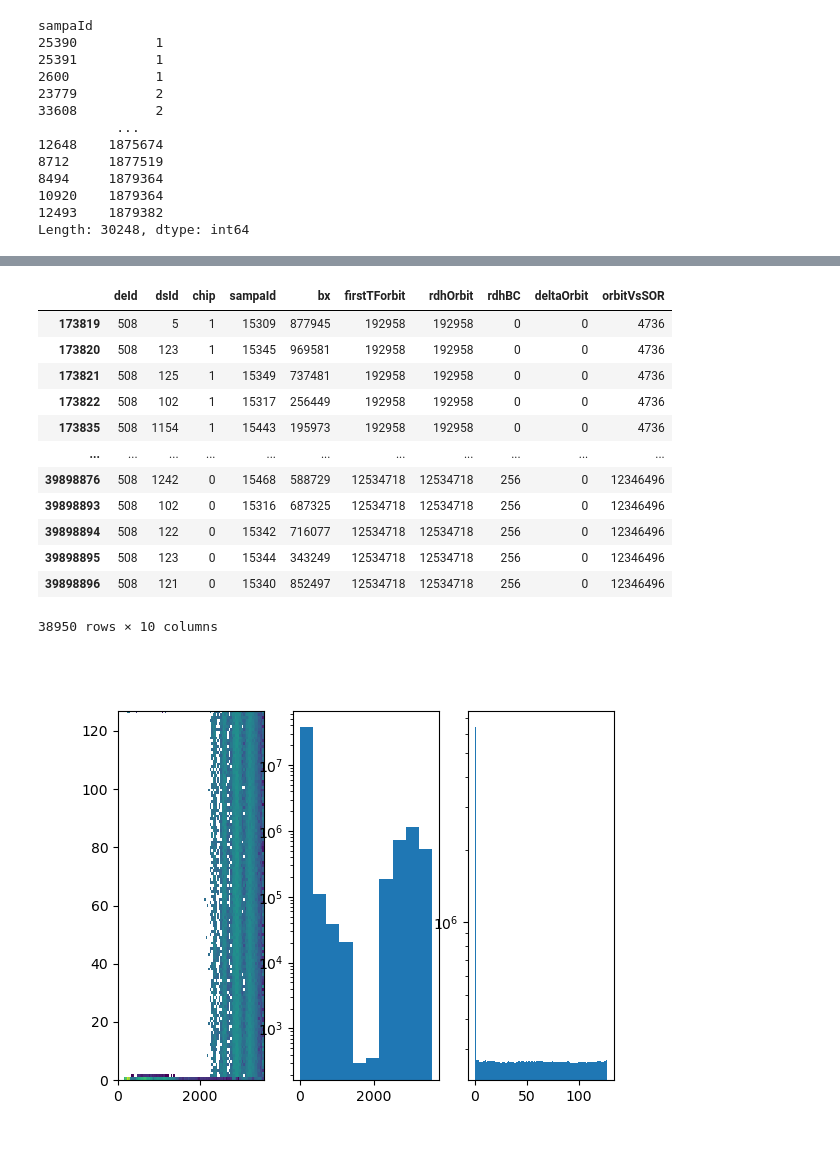
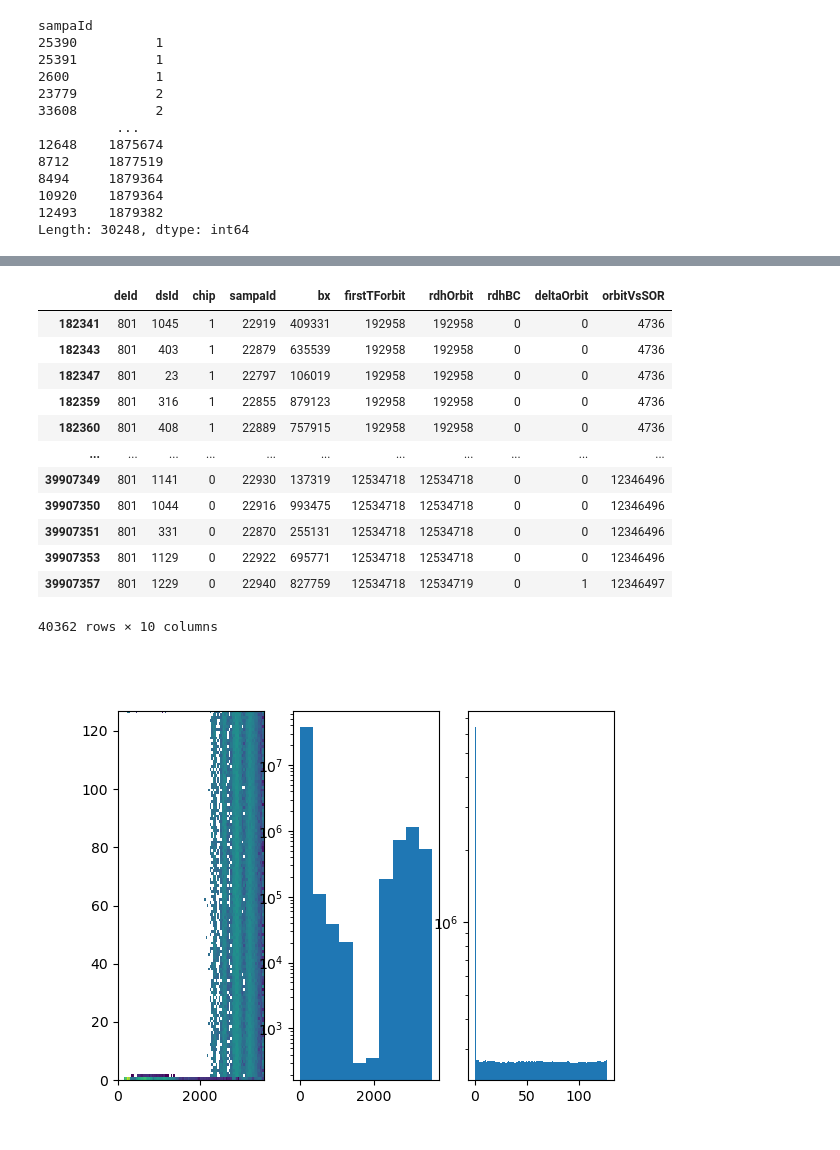
Before and after one commit to aphecetche/notebooks, a Jupyter notebook: sampa-times.ipynb, the cells around one changed output, grey strips where cells are left out. Cells and saved outputs as stored; diff of their text form; code cells hidden in the pictures.

```diff
--- a/sampa-times.ipynb
+++ b/sampa-times.ipynb
@@ -4,7 +4,7 @@ import matplotlib.pyplot as plt
 import pandas as pd
 import numpy as np
 # %%
-file=uproot.open("run/debug-tree.root")
+file=uproot.open("../run/debug-tree-505645.root")
 firstOrbitOfTheRun=188222
 # %%
 file.keys()
@@ -60,20 +105,20 @@ another = (st["deId"]==506) & (st["dsId"]==105) & (st["chip"]==0)
 # %%
-c=st.loc[(st.deId==508)]
+c=st.loc[(st.deId==801)]
 c
 # %% [output]
 |  | deId | dsId | chip | sampaId | bx | firstTForbit | rdhOrbit | rdhBC | deltaOrbit | orbitVsSOR |
-| 173819 | 508 | 5 | 1 | 15309 | 877945 | 192958 | 192958 | 0 | 0 | 4736 |
-| 173820 | 508 | 123 | 1 | 15345 | 969581 | 192958 | 192958 | 0 | 0 | 4736 |
-| 173821 | 508 | 125 | 1 | 15349 | 737481 | 192958 | 192958 | 0 | 0 | 4736 |
-| 173822 | 508 | 102 | 1 | 15317 | 256449 | 192958 | 192958 | 0 | 0 | 4736 |
-| 173835 | 508 | 1154 | 1 | 15443 | 195973 | 192958 | 192958 | 0 | 0 | 4736 |
+| 182341 | 801 | 1045 | 1 | 22919 | 409331 | 192958 | 192958 | 0 | 0 | 4736 |
+| 182343 | 801 | 403 | 1 | 22879 | 635539 | 192958 | 192958 | 0 | 0 | 4736 |
+| 182347 | 801 | 23 | 1 | 22797 | 106019 | 192958 | 192958 | 0 | 0 | 4736 |
+| 182359 | 801 | 316 | 1 | 22855 | 879123 | 192958 | 192958 | 0 | 0 | 4736 |
+| 182360 | 801 | 408 | 1 | 22889 | 757915 | 192958 | 192958 | 0 | 0 | 4736 |
 | ... | ... | ... | ... | ... | ... | ... | ... | ... | ... | ... |
-| 39898876 | 508 | 1242 | 0 | 15468 | 588729 | 12534718 | 12534718 | 256 | 0 | 12346496 |
-| 39898893 | 508 | 102 | 0 | 15316 | 687325 | 12534718 | 12534718 | 256 | 0 | 12346496 |
-| 39898894 | 508 | 122 | 0 | 15342 | 716077 | 12534718 | 12534718 | 256 | 0 | 12346496 |
-| 39898895 | 508 | 123 | 0 | 15344 | 343249 | 12534718 | 12534718 | 256 | 0 | 12346496 |
-| 39898896 | 508 | 121 | 0 | 15340 | 852497 | 12534718 | 12534718 | 256 | 0 | 12346496 |
+| 39907349 | 801 | 1141 | 0 | 22930 | 137319 | 12534718 | 12534718 | 0 | 0 | 12346496 |
+| 39907350 | 801 | 1044 | 0 | 22916 | 993475 | 12534718 | 12534718 | 0 | 0 | 12346496 |
+| 39907351 | 801 | 331 | 0 | 22870 | 255131 | 12534718 | 12534718 | 0 | 0 | 12346496 |
+| 39907353 | 801 | 1129 | 0 | 22922 | 695771 | 12534718 | 12534718 | 0 | 0 | 12346496 |
+| 39907357 | 801 | 1229 | 0 | 22940 | 827759 | 12534718 | 12534719 | 0 | 1 | 12346497 |
-38950 rows × 10 columns
+40362 rows × 10 columns
 # %%
 import matplotlib as mpl
 f,axes=plt.subplots(1,3)
```
Also changed, not shown: parts of 7 cells of this notebook, 2 other files.
